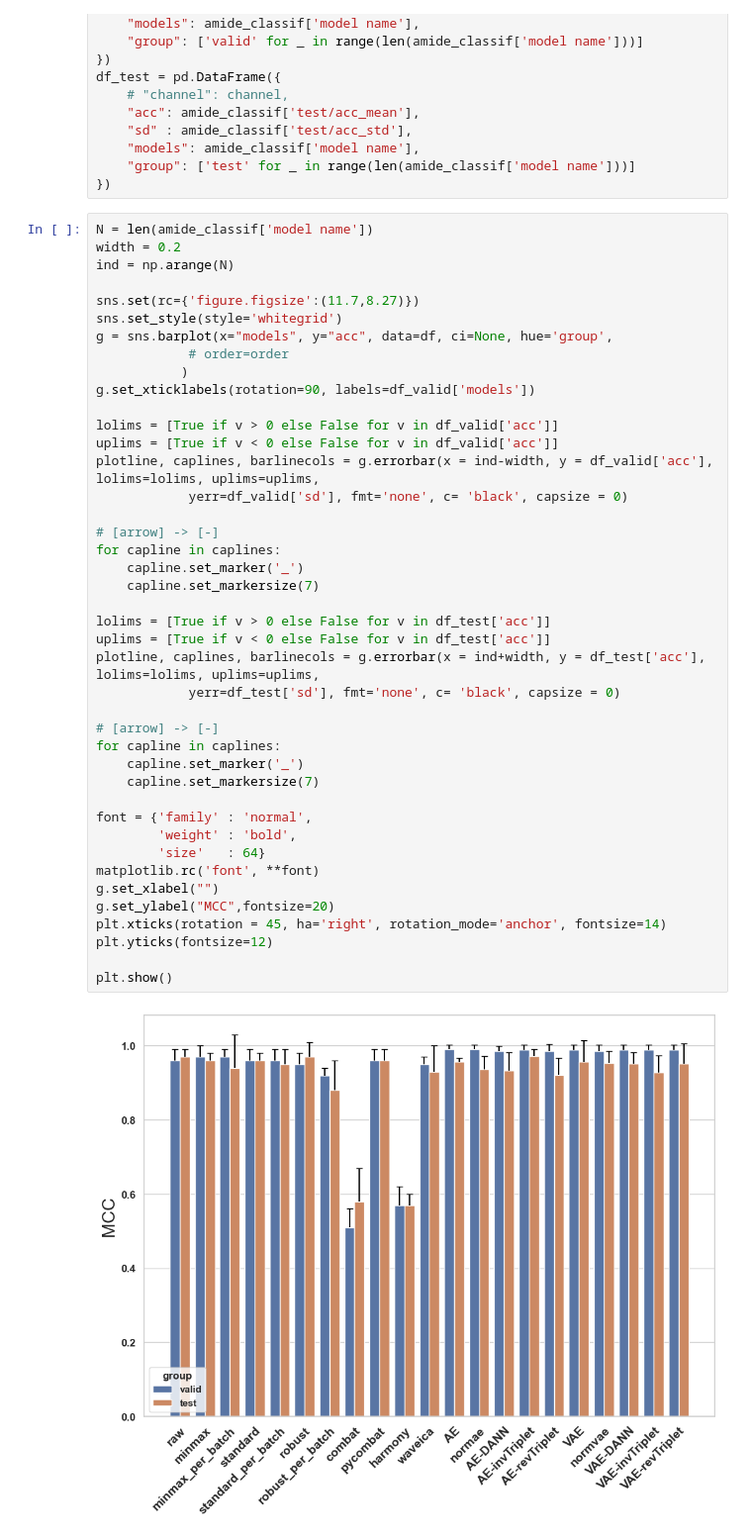
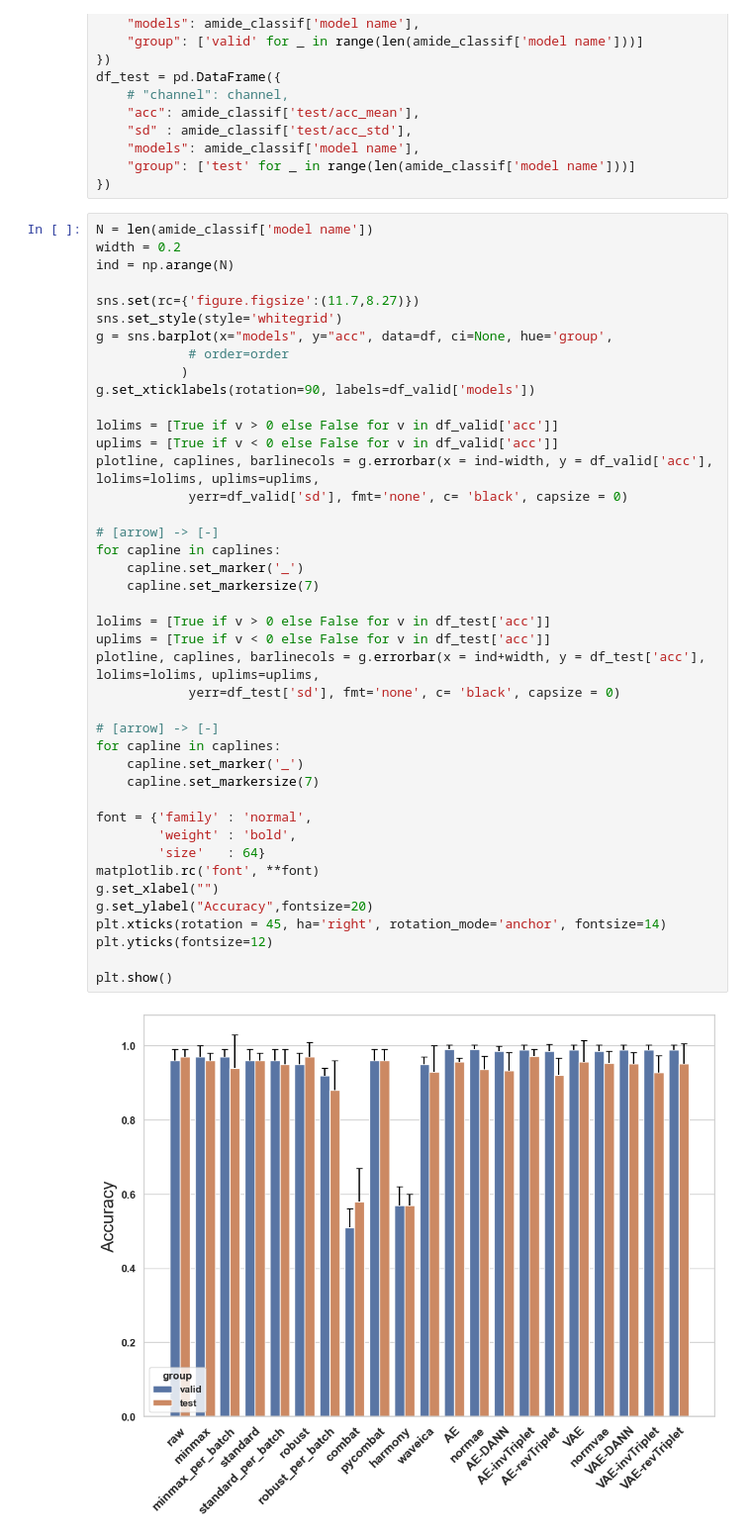
Before and after one commit to spell00/BERNN_MSMS, a Jupyter notebook: notebooks/make_classif_charts.ipynb, the cells around one changed output. Shown: that part at 99% size. Saved outputs shown, nothing was run; the diff lists cells and outputs as text.

```diff
--- a/notebooks/make_classif_charts.ipynb
+++ b/notebooks/make_classif_charts.ipynb
@@ -440,32 +440,32 @@ g.set_xticklabels(rotation=90, labels=df_valid['models'])
 lolims = [True if v > 0 else False for v in df_valid['acc']]
 uplims = [True if v < 0 else False for v in df_valid['acc']]
 plotline, caplines, barlinecols = g.errorbar(x = ind-width, y = df_valid['acc'], lolims=lolims, uplims=uplims,
             yerr=df_valid['sd'], fmt='none', c= 'black', capsize = 0)
 
 # [arrow] -> [-]
 for capline in caplines:
     capline.set_marker('_')
     capline.set_markersize(7)
 
 lolims = [True if v > 0 else False for v in df_test['acc']]
 uplims = [True if v < 0 else False for v in df_test['acc']]
 plotline, caplines, barlinecols = g.errorbar(x = ind+width, y = df_test['acc'], lolims=lolims, uplims=uplims,
             yerr=df_test['sd'], fmt='none', c= 'black', capsize = 0)
 
 # [arrow] -> [-]
 for capline in caplines:
     capline.set_marker('_')
     capline.set_markersize(7)
 
 font = {'family' : 'normal',
         'weight' : 'bold',
         'size'   : 64}
 matplotlib.rc('font', **font)
 g.set_xlabel("")
-g.set_ylabel("MCC",fontsize=20)
+g.set_ylabel("Accuracy",fontsize=20)
 plt.xticks(rotation = 45, ha='right', rotation_mode='anchor', fontsize=14)
 plt.yticks(fontsize=12)
 
 plt.show()
 # %% [output]
-[figure, old version]
+[figure, new version]
```
Also changed, not shown: parts of 3 cells of this notebook, 21 other files.
